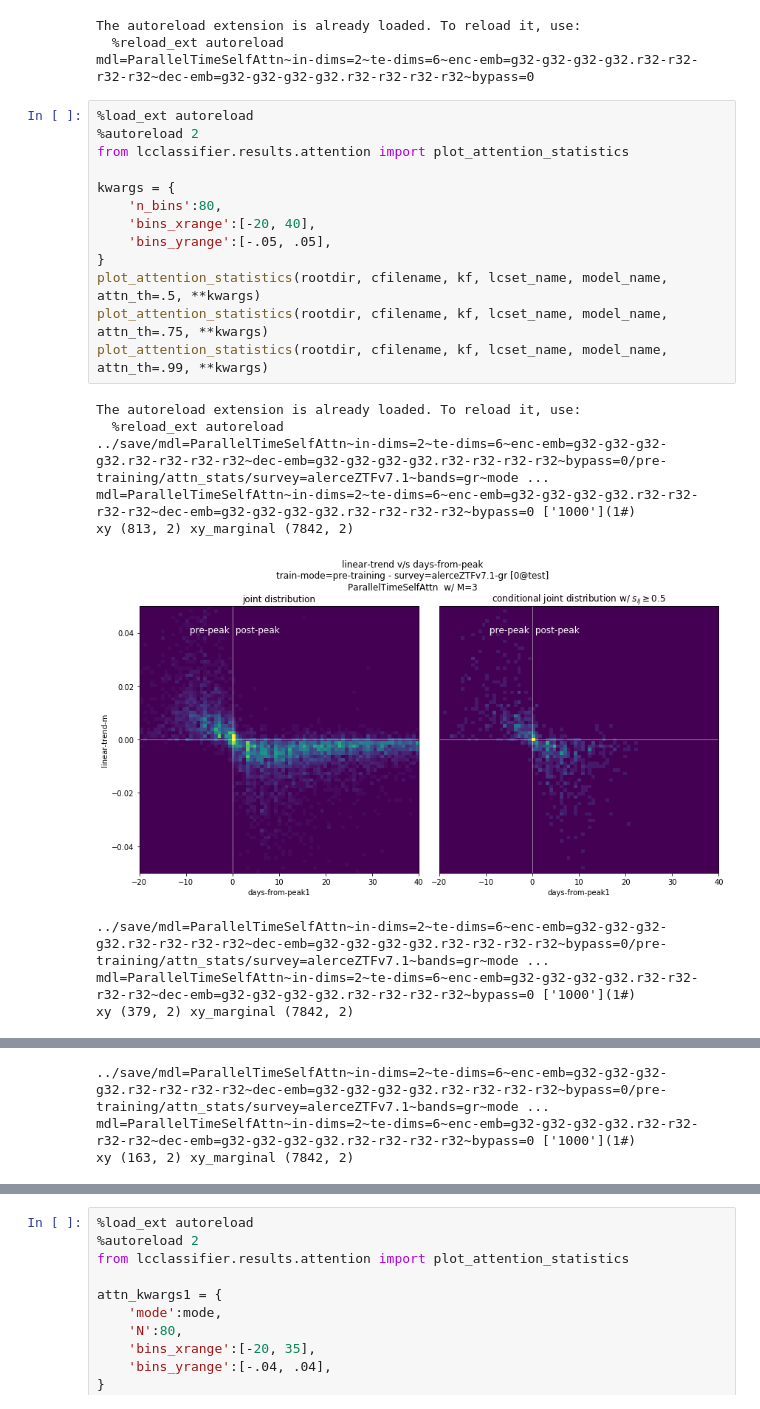
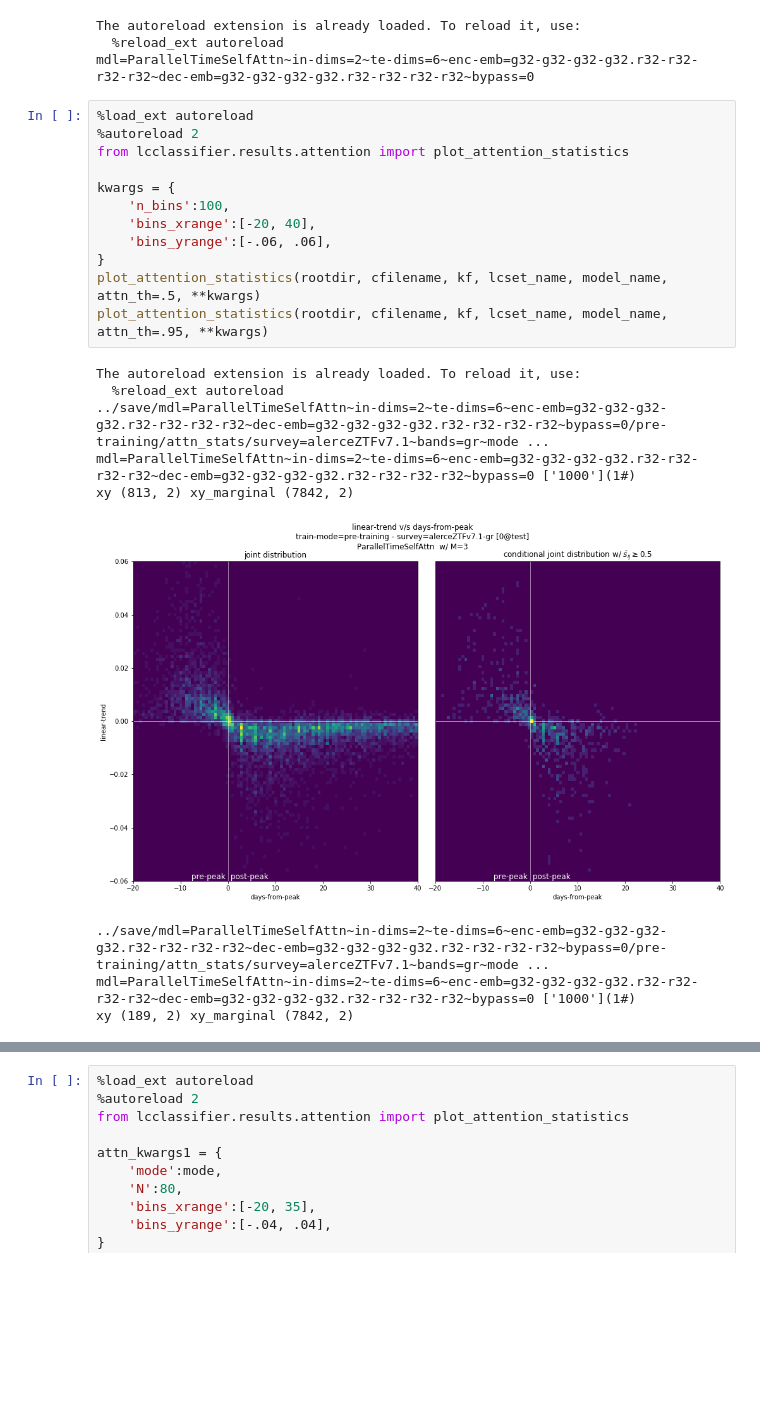
Before and after one commit to opimentel-github/astro-lightcurves-classifier, a Jupyter notebook: experiments/attention_stats.ipynb, the cells around one changed output, grey strips where cells are left out. Cells and saved outputs as stored; diff of their text form; blank space fills up the shorter version.

```diff
--- a/experiments/attention_stats.ipynb
+++ b/experiments/attention_stats.ipynb
@@ -41,23 +41,22 @@ mdl=ParallelTimeSelfAttn~in-dims=2~te-dims=6~enc-emb=g32-g32-g32-g32.r32-r32-r32
 # %%
 %load_ext autoreload
 %autoreload 2
 from lcclassifier.results.attention import plot_attention_statistics
 
 kwargs = {
-    'n_bins':80,
+    'n_bins':100,
     'bins_xrange':[-20, 40],
-    'bins_yrange':[-.05, .05],
+    'bins_yrange':[-.06, .06],
 }
 plot_attention_statistics(rootdir, cfilename, kf, lcset_name, model_name, attn_th=.5, **kwargs)
-plot_attention_statistics(rootdir, cfilename, kf, lcset_name, model_name, attn_th=.75, **kwargs)
-plot_attention_statistics(rootdir, cfilename, kf, lcset_name, model_name, attn_th=.99, **kwargs)
+plot_attention_statistics(rootdir, cfilename, kf, lcset_name, model_name, attn_th=.95, **kwargs)
 # %% [output]
 The autoreload extension is already loaded. To reload it, use:
   %reload_ext autoreload
 ../save/mdl=ParallelTimeSelfAttn~in-dims=2~te-dims=6~enc-emb=g32-g32-g32-g32.r32-r32-r32-r32~dec-emb=g32-g32-g32-g32.r32-r32-r32-r32~bypass=0/pre-training/attn_stats/survey=alerceZTFv7.1~bands=gr~mode ...
 mdl=ParallelTimeSelfAttn~in-dims=2~te-dims=6~enc-emb=g32-g32-g32-g32.r32-r32-r32-r32~dec-emb=g32-g32-g32-g32.r32-r32-r32-r32~bypass=0 ['1000'](1#)
 xy (813, 2) xy_marginal (7842, 2)
-[figure, old version]
+[figure, new version]
 ../save/mdl=ParallelTimeSelfAttn~in-dims=2~te-dims=6~enc-emb=g32-g32-g32-g32.r32-r32-r32-r32~dec-emb=g32-g32-g32-g32.r32-r32-r32-r32~bypass=0/pre-training/attn_stats/survey=alerceZTFv7.1~bands=gr~mode ...
 mdl=ParallelTimeSelfAttn~in-dims=2~te-dims=6~enc-emb=g32-g32-g32-g32.r32-r32-r32-r32~dec-emb=g32-g32-g32-g32.r32-r32-r32-r32~bypass=0 ['1000'](1#)
-xy (379, 2) xy_marginal (7842, 2)
+xy (189, 2) xy_marginal (7842, 2)
@@ -65,3 +63,0 @@ xy (379, 2) xy_marginal (7842, 2)
-../save/mdl=ParallelTimeSelfAttn~in-dims=2~te-dims=6~enc-emb=g32-g32-g32-g32.r32-r32-r32-r32~dec-emb=g32-g32-g32-g32.r32-r32-r32-r32~bypass=0/pre-training/attn_stats/survey=alerceZTFv7.1~bands=gr~mode ...
-mdl=ParallelTimeSelfAttn~in-dims=2~te-dims=6~enc-emb=g32-g32-g32-g32.r32-r32-r32-r32~dec-emb=g32-g32-g32-g32.r32-r32-r32-r32~bypass=0 ['1000'](1#)
-xy (163, 2) xy_marginal (7842, 2)
```
Also changed, not shown: parts of 1 cell of this notebook, 4 other files.
